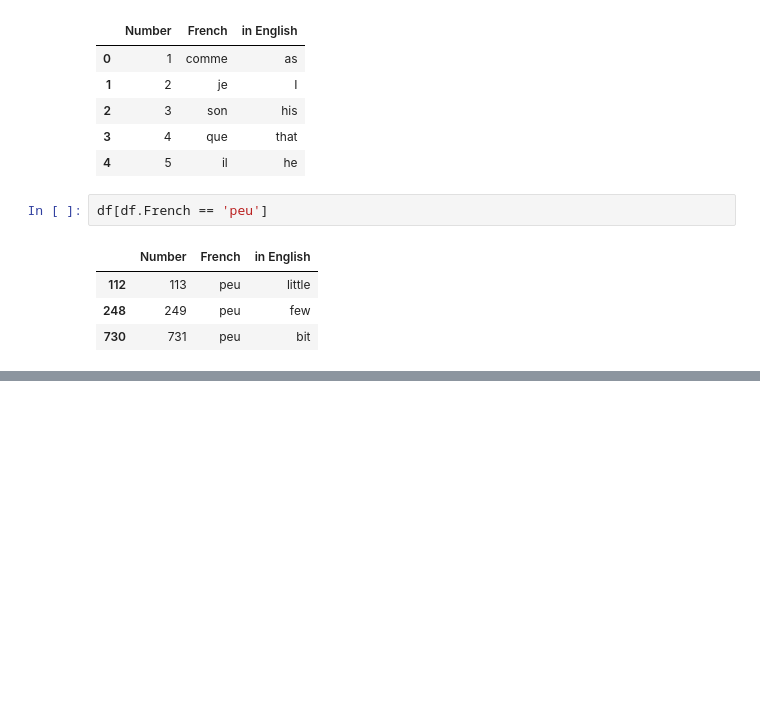
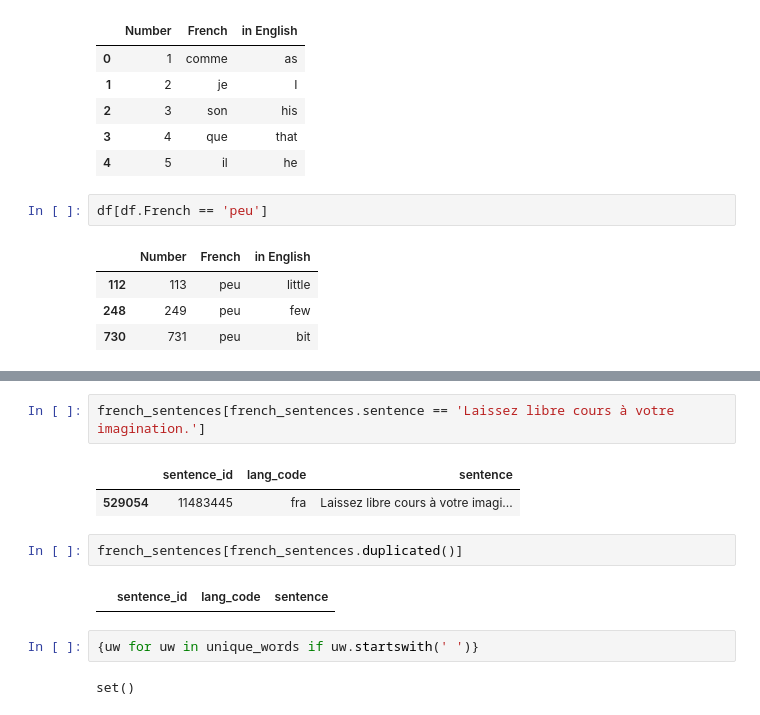
Before and after one commit to KCristopher/flashcards, a Jupyter notebook: making_flashcards.ipynb, the cells around one changed output, grey strips where cells are left out. Saved outputs shown, nothing was run; the diff lists cells and outputs as text; blank space fills up the shorter version.

```diff
--- a/making_flashcards.ipynb
+++ b/making_flashcards.ipynb
@@ -162,0 +195,13 @@ french_sentences = pd.read_csv('')
+# %%
+french_sentences[french_sentences.sentence == 'Laissez libre cours à votre imagination.']
+# %% [output]
+|  | sentence_id | lang_code | sentence |
+| 529054 | 11483445 | fra | Laissez libre cours à votre imagi... |
+# %%
+french_sentences[french_sentences.duplicated()]
+# %% [output]
+|  | sentence_id | lang_code | sentence |
+# %%
+{uw for uw in unique_words if uw.startswith(' ')}
+# %% [output]
+set()
```
Also changed, not shown: parts of 23 cells of this notebook.
